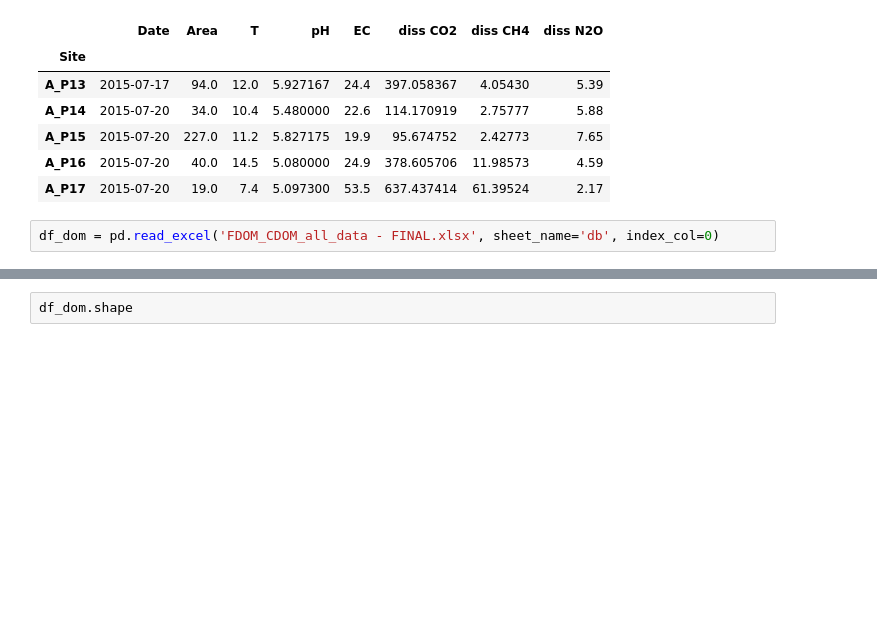
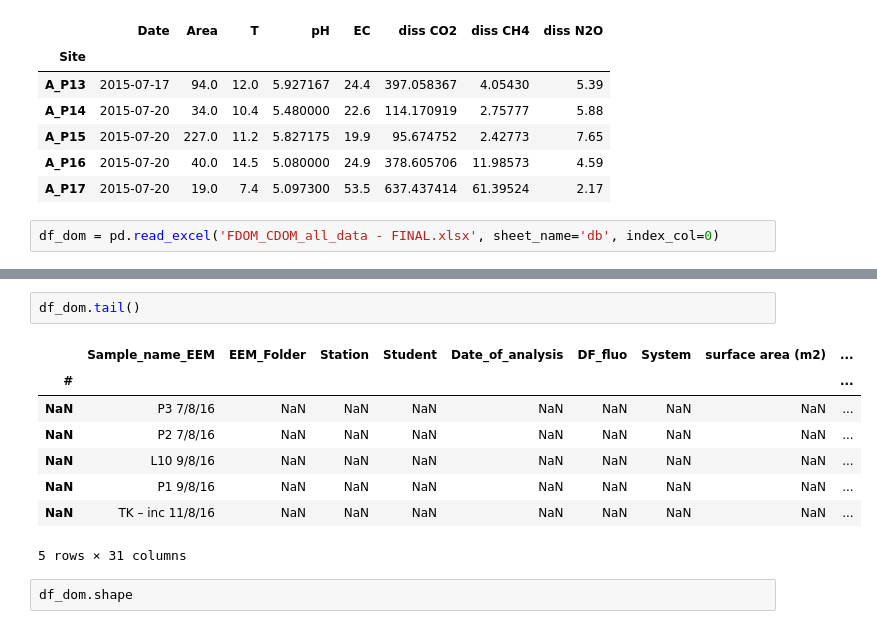
Before and after one commit to mmrosco/DOM, a Jupyter notebook: Data_join_clean.ipynb, the cells around one changed output, grey strips where cells are left out. Saved outputs shown, nothing was run; the diff lists cells and outputs as text; blank space fills up the shorter version.

```diff
--- a/Data_join_clean.ipynb
+++ b/Data_join_clean.ipynb
@@ -33,4 +33,15 @@ df_dom.head()
 5 rows × 31 columns
+# %%
+df_dom.tail()
+# %% [output]
+|  | Sample_name_EEM | EEM_Folder | Station | Student | Date_of_analysis | DF_fluo | System | surface area (m2) | ... |
+| # |  |  |  |  |  |  |  |  | ... |
+| NaN | P3 7/8/16 | NaN | NaN | NaN | NaN | NaN | NaN | NaN | ... |
+| NaN | P2 7/8/16 | NaN | NaN | NaN | NaN | NaN | NaN | NaN | ... |
+| NaN | L10 9/8/16 | NaN | NaN | NaN | NaN | NaN | NaN | NaN | ... |
+| NaN | P1 9/8/16 | NaN | NaN | NaN | NaN | NaN | NaN | NaN | ... |
+| NaN | TK – inc 11/8/16 | NaN | NaN | NaN | NaN | NaN | NaN | NaN | ... |
+5 rows × 31 columns
 # %%
 df_dom.shape
 # %% [output]
```
Also changed, not shown: parts of 18 cells of this notebook.
